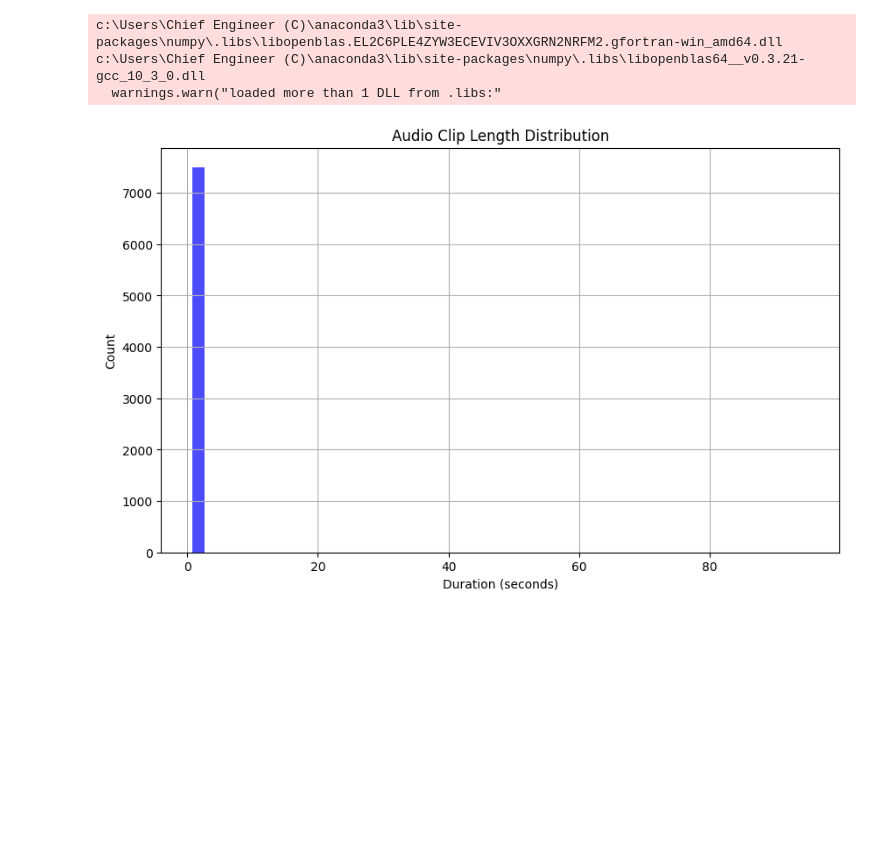
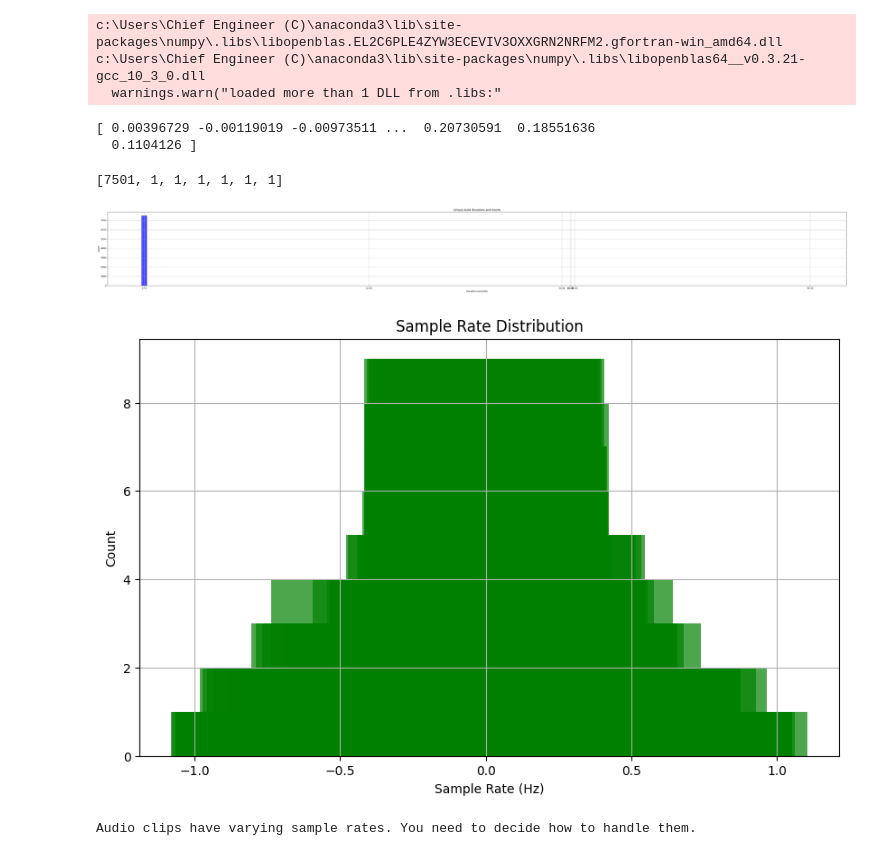
Before and after one commit to bhavyanarnoli/Guest-Speaker-Recognition, a Jupyter notebook: Preprocessing.ipynb, the cells around one changed output. Saved outputs shown, nothing was run; the diff lists cells and outputs as text; code cells hidden in the pictures; blank space fills up the shorter version.

```diff
--- a/Preprocessing.ipynb
+++ b/Preprocessing.ipynb
@@ -13,27 +13,73 @@ import librosa
 
 audio_files_dir = r'archive\16000_pcm_speeches'
 audio_data = []
-
+sr_audios = []
 for root, dirs, files in os.walk(audio_files_dir):
   for file in files:
     if file.endswith(".wav"):
       file_path = os.path.join(root, file)
       data, sr = librosa.load(file_path, sr=None)
+      sr_audios.append(sr)
       audio_data.append(data)
+# %%
+print(audio_data[1])
+# %% [output]
+[ 0.00396729 -0.00119019 -0.00973511 ...  0.20730591  0.18551636
+  0.1104126 ]
 # %%
 import matplotlib.pyplot as plt
+from collections import Counter
 
 # Calculate the duration of each audio clip in seconds
 audio_durations = [len(data) / sr for data in audio_data]
 
-# Create a histogram to visualize the distribution
-plt.figure(figsize=(10, 6))
-plt.hist(audio_durations, bins=50, color='blue', alpha=0.7)
-plt.xticks(audio_durations)
-plt.title('Audio Clip Length Distribution')
+duration_counts = Counter(audio_durations)
+
+unique_durations = list(duration_counts.keys())
+counts = list(duration_counts.values())
+
+print(counts)
+# Create a bar chart to visualize unique audio durations and their counts
+plt.figure(figsize=(30, 6))
+plt.bar(unique_durations, counts, color='blue', alpha=0.7)
+plt.title('Unique Audio Durations and Counts')
+plt.xticks(np.unique(audio_durations))
 plt.xlabel('Duration (seconds)')
 plt.ylabel('Count')
 plt.grid(True)
 plt.show()
+print((np.unique(audio_durations)))
 # %% [output]
+[7501, 1, 1, 1, 1, 1, 1]
-[figure, old version]
+[figure, new version]
+# %%
+import matplotlib.pyplot as plt
+from collections import Counter
+
+# Extract sample rates from the audio data
+sample_rates = audio_data[1]
+
+# Count the occurrences of each sample rate
+sample_rate_counts = Counter(sample_rates)
+
+# Extract unique sample rates and their counts
+unique_sample_rates = list(sample_rate_counts.keys())
+counts = list(sample_rate_counts.values())
+
+# Create a bar chart to visualize unique sample rates and their counts
+plt.figure(figsize=(10, 6))
+plt.bar(unique_sample_rates, counts, color='green', alpha=0.7)
+plt.title('Sample Rate Distribution')
+plt.xlabel('Sample Rate (Hz)')
+plt.ylabel('Count')
+plt.grid(True)
+plt.show()
+
+# Check for consistent sample rates or decide how to handle variations
+if len(unique_sample_rates) == 1:
+    print(f"All audio clips have a consistent sample rate of {unique_sample_rates[0]} Hz.")
+else:
+    print("Audio clips have varying sample rates. You need to decide how to handle them.")
+# %% [output]
+[figure, added]
+Audio clips have varying sample rates. You need to decide how to handle them.
```
